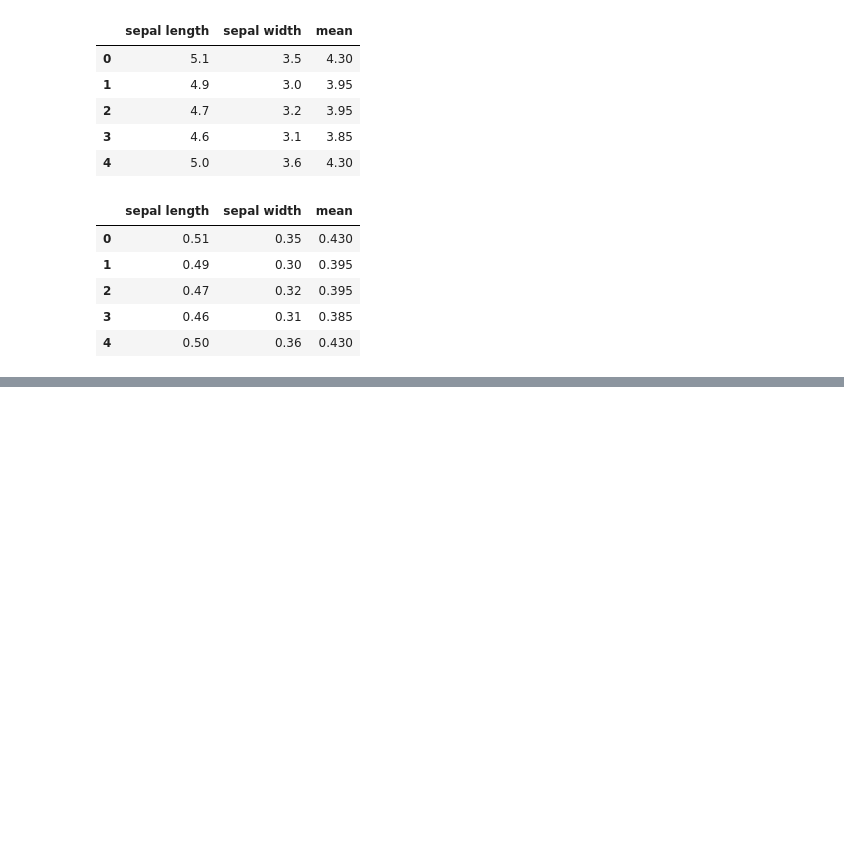
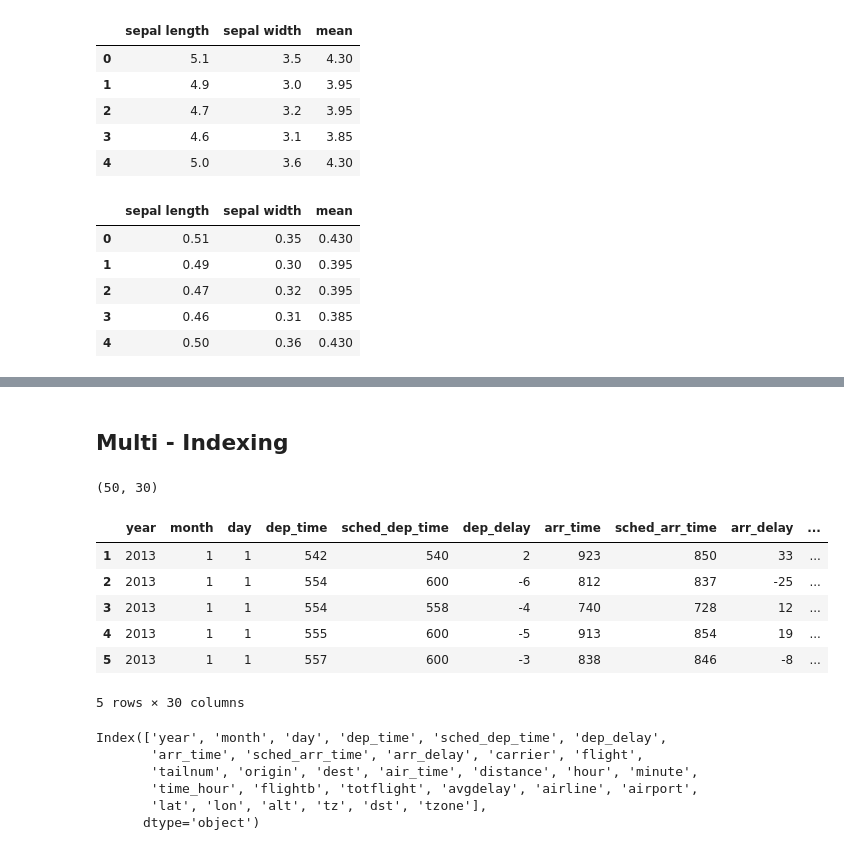
Before and after one commit to angelbujalance/Formacion-Pandas, a Jupyter notebook: formacion_pandas_acc-song.ipynb, the cells around one changed output, grey strips where cells are left out. Drawn from its saved outputs; the diff is of its cells as text; code cells hidden in the pictures; blank space fills up the shorter version.

```diff
--- a/formacion_pandas_acc-song.ipynb
+++ b/formacion_pandas_acc-song.ipynb
@@ -537,0 +586,2 @@ sepal.apply(lambda i: i/10).head()
+# %% [markdown]
+## Multi - Indexing
@@ -537,0 +590,23 @@ sepal.apply(lambda i: i/10).head()
+# %%
+df.shape
+# %% [output]
+(50, 30)
+# %%
+df.head()
+# %% [output]
+|  | year | month | day | dep_time | sched_dep_time | dep_delay | arr_time | sched_arr_time | arr_delay | ... |
+| 1 | 2013 | 1 | 1 | 542 | 540 | 2 | 923 | 850 | 33 | ... |
+| 2 | 2013 | 1 | 1 | 554 | 600 | -6 | 812 | 837 | -25 | ... |
+| 3 | 2013 | 1 | 1 | 554 | 558 | -4 | 740 | 728 | 12 | ... |
+| 4 | 2013 | 1 | 1 | 555 | 600 | -5 | 913 | 854 | 19 | ... |
+| 5 | 2013 | 1 | 1 | 557 | 600 | -3 | 838 | 846 | -8 | ... |
+5 rows × 30 columns
+# %%
+df.columns
+# %% [output]
+Index(['year', 'month', 'day', 'dep_time', 'sched_dep_time', 'dep_delay',
+       'arr_time', 'sched_arr_time', 'arr_delay', 'carrier', 'flight',
+       'tailnum', 'origin', 'dest', 'air_time', 'distance', 'hour', 'minute',
+       'time_hour', 'flightb', 'totflight', 'avgdelay', 'airline', 'airport',
+       'lat', 'lon', 'alt', 'tz', 'dst', 'tzone'],
+      dtype='object')
```
Also changed, not shown: parts of 11 cells of this notebook.
